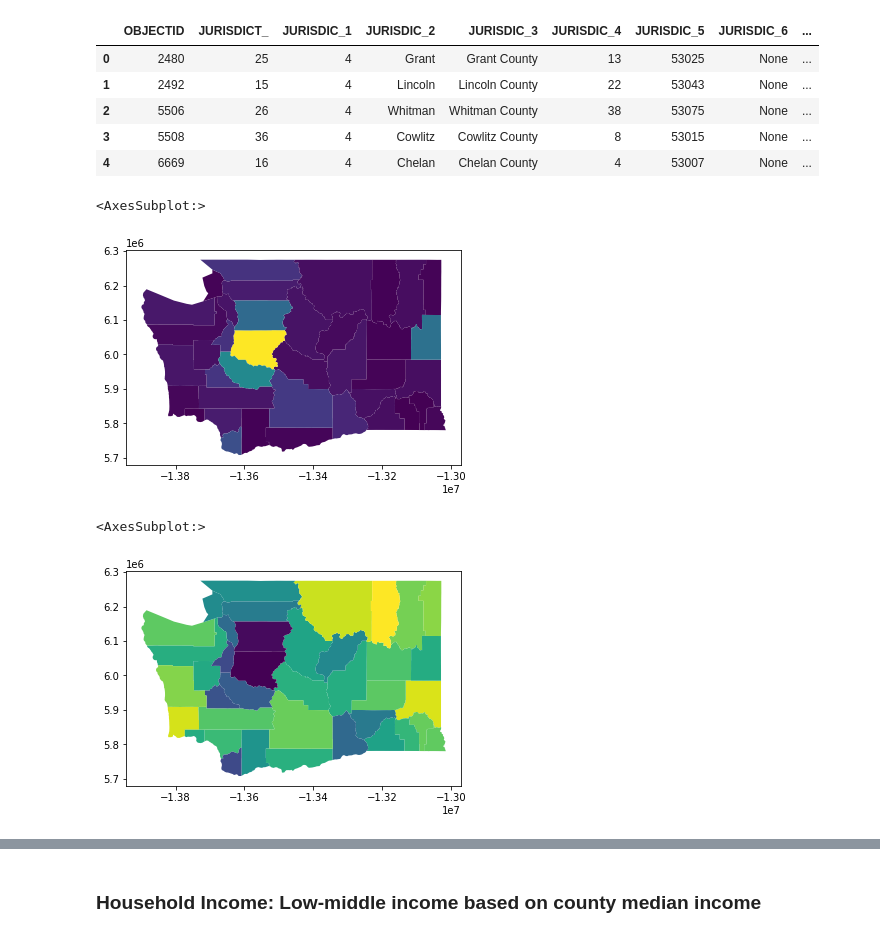
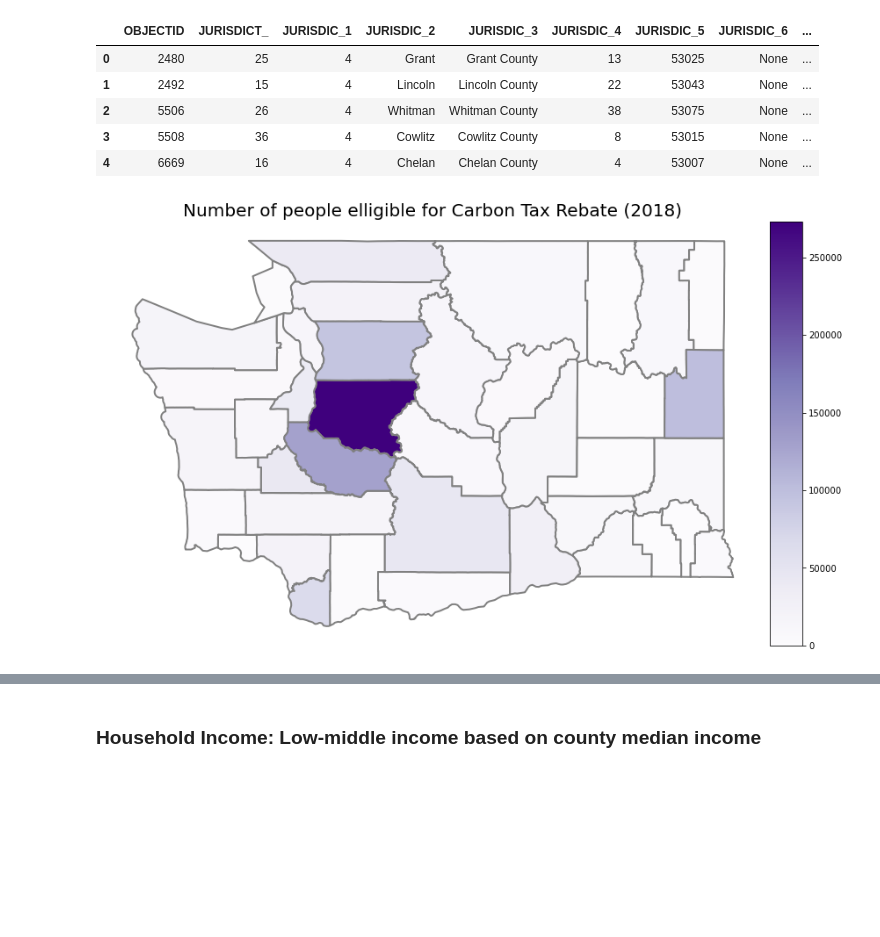
Before and after one commit to allisoncstafford/carbonWA, a Jupyter notebook: low_income.ipynb, the cells around one changed output, grey strips where cells are left out. Saved outputs shown, nothing was run; the diff lists cells and outputs as text; code cells hidden in the pictures; blank space fills up the shorter version.

Commit message:
visualize qualifying households by county

```diff
--- a/low_income.ipynb
+++ b/low_income.ipynb
@@ -423,15 +426,28 @@ county_shapes.head()
 | 4 | 6669 | 16 | 4 | Chelan | Chelan County | 4 | 53007 | None | ... |
 # %%
 county_shapes = county_shapes.merge(wa_counties_lm_count, left_on='JURISDIC_3', right_on='county', how='left')
-# %%
-county_shapes.plot(column='total_hh_low_mid')
-# %% [output]
-<AxesSubplot:>
-[figure, removed]
+# %%
+fig, ax = plt.subplots(figsize=(12,8))
+divider = make_axes_locatable(ax)
+cax = divider.append_axes("right", size="5%", pad=0.1)
+county_shapes.plot(ax=ax,
+                   column='total_hh_low_mid',
+                   cmap='Purples',
+                   legend=True,
+                   cax=cax,
+                   vmin=0,
+                   edgecolor='grey',
+                   linewidth=2,
+                   missing_kwds={"color": "lightgrey"},
+                  )
+ax.set_title('Number of people elligible for Carbon Tax Rebate (2018)', fontsize=20)
+fig.patch.set_visible(False)
+ax.axis('off')
+
+# save figure
+plt.tight_layout()
+plt.savefig('images/county_count.png')
+# %% [output]
+[figure, added]
 # %%
 county_shapes['lm_rate'] = county_shapes['total_hh_low_mid']/county_shapes['n_households']
-# %%
-county_shapes.plot(column='lm_rate')
-# %% [output]
-<AxesSubplot:>
-[figure, removed]
```
Also changed, not shown: parts of 2 cells of this notebook, 2 other files.
